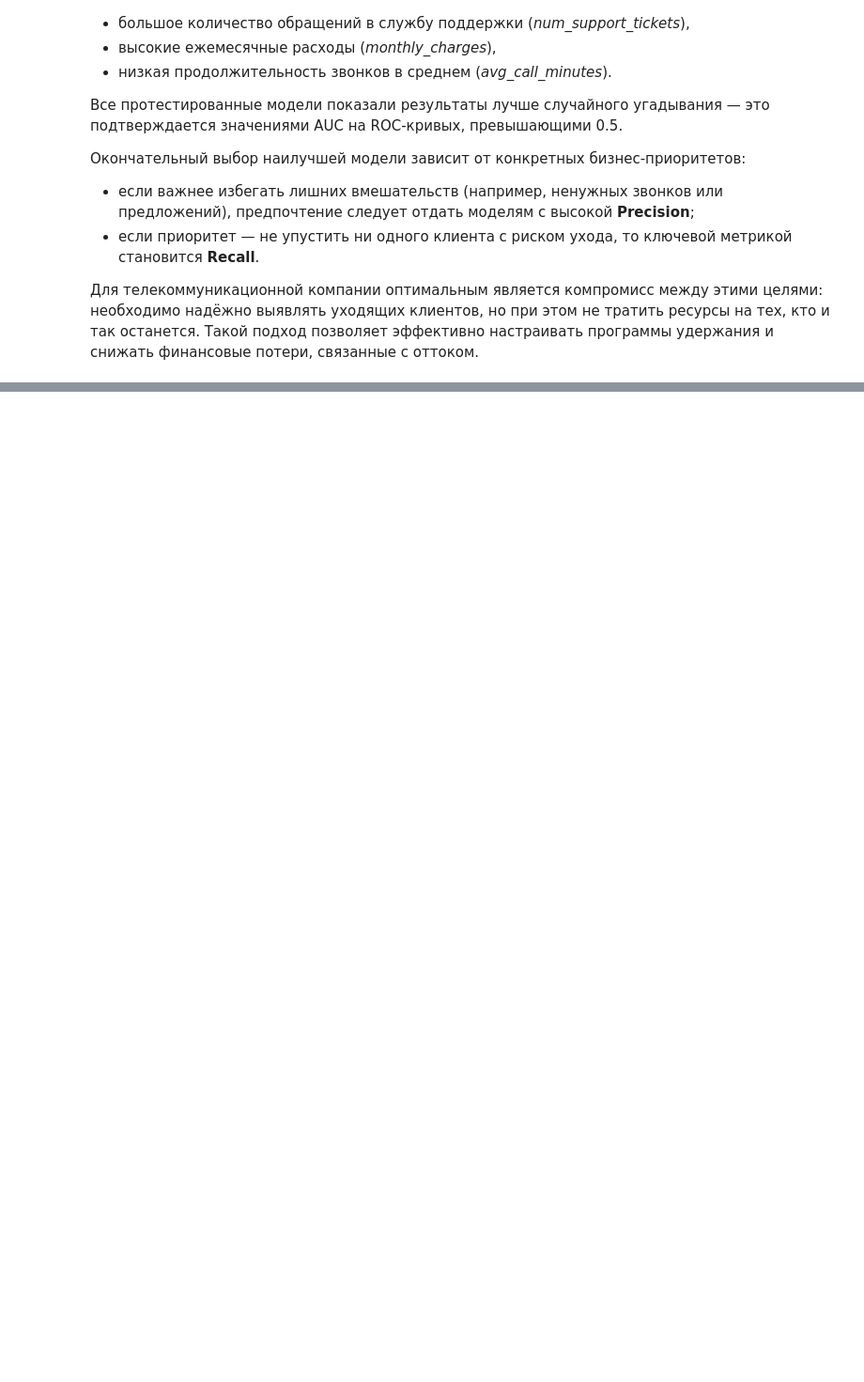
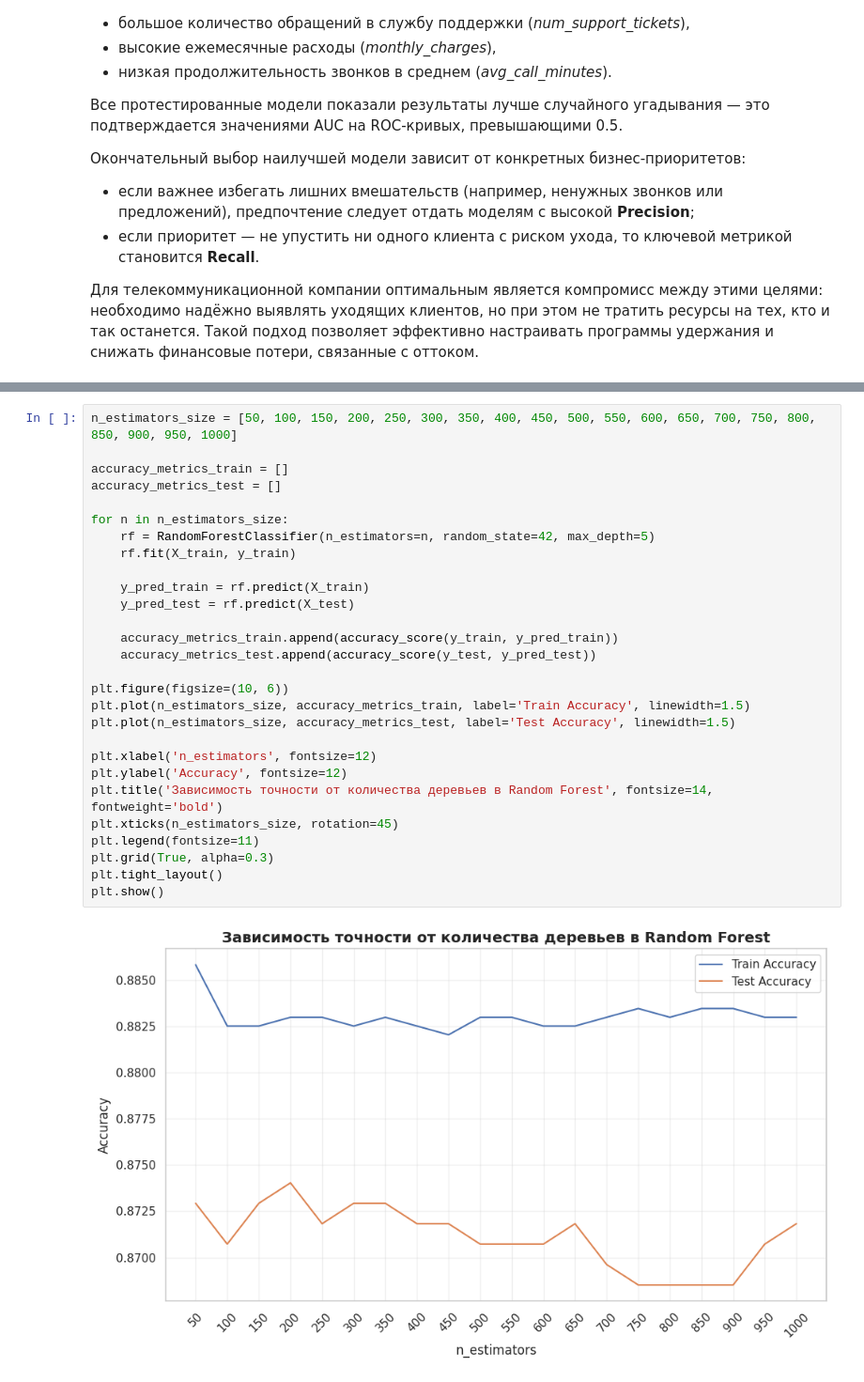
Before and after one commit to ascom8/data_analysis, a Jupyter notebook: LR5_Smirnov_5.ipynb, the cells around one changed output, grey strips where cells are left out. Shown at 94% size. Cells and saved outputs as stored; diff of their text form; blank space fills up the shorter version.

```diff
--- a/LR5_Smirnov_5.ipynb
+++ b/LR5_Smirnov_5.ipynb
@@ -492,0 +491,30 @@ plt.show()
+# %%
+n_estimators_size = [50, 100, 150, 200, 250, 300, 350, 400, 450, 500, 550, 600, 650, 700, 750, 800, 850, 900, 950, 1000]
+
+accuracy_metrics_train = []
+accuracy_metrics_test = []
+
+for n in n_estimators_size:
+    rf = RandomForestClassifier(n_estimators=n, random_state=42, max_depth=5)
+    rf.fit(X_train, y_train)
+
+    y_pred_train = rf.predict(X_train)
+    y_pred_test = rf.predict(X_test)
+
+    accuracy_metrics_train.append(accuracy_score(y_train, y_pred_train))
+    accuracy_metrics_test.append(accuracy_score(y_test, y_pred_test))
+
+plt.figure(figsize=(10, 6))
+plt.plot(n_estimators_size, accuracy_metrics_train, label='Train Accuracy', linewidth=1.5)
+plt.plot(n_estimators_size, accuracy_metrics_test, label='Test Accuracy', linewidth=1.5)
+
+plt.xlabel('n_estimators', fontsize=12)
+plt.ylabel('Accuracy', fontsize=12)
+plt.title('Зависимость точности от количества деревьев в Random Forest', fontsize=14, fontweight='bold')
+plt.xticks(n_estimators_size, rotation=45)
+plt.legend(fontsize=11)
+plt.grid(True, alpha=0.3)
+plt.tight_layout()
+plt.show()
+# %% [output]
+[figure, added]
```
Also changed, not shown: parts of 3 cells of this notebook.
